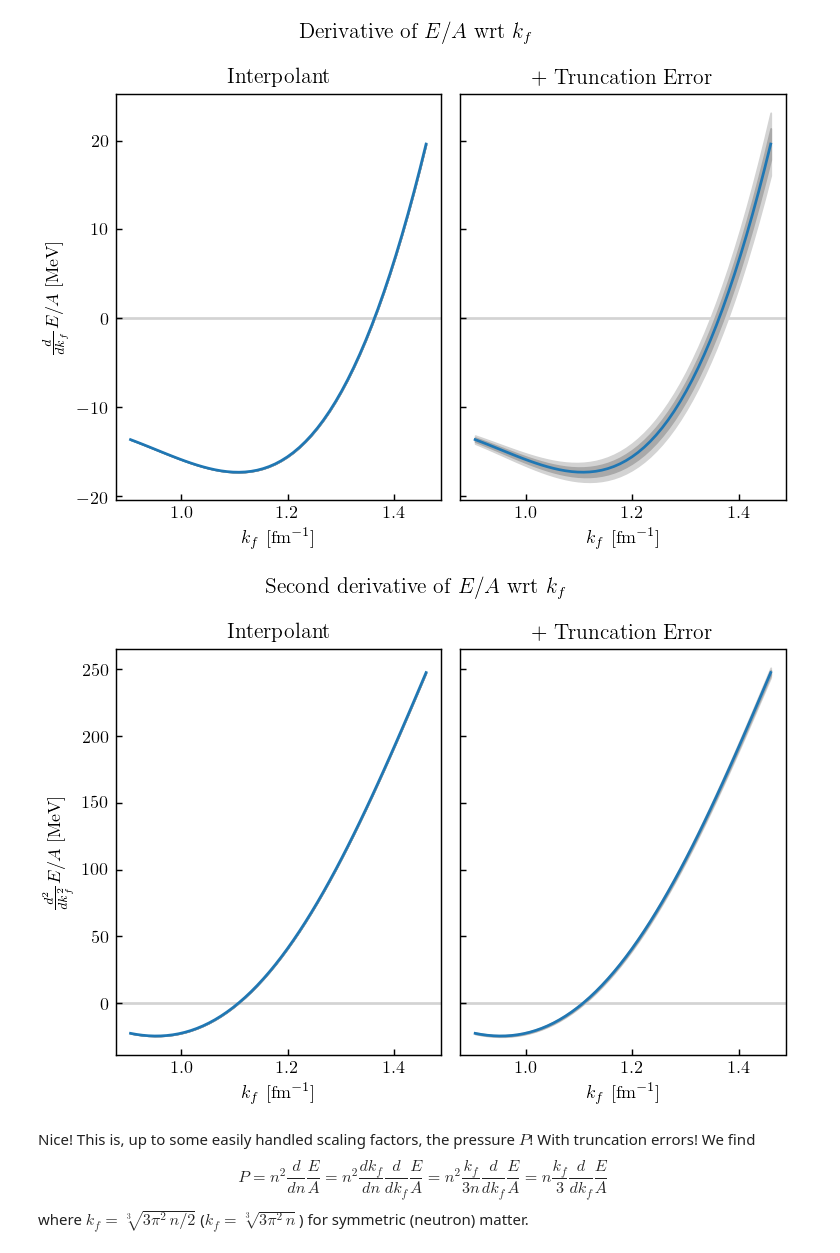
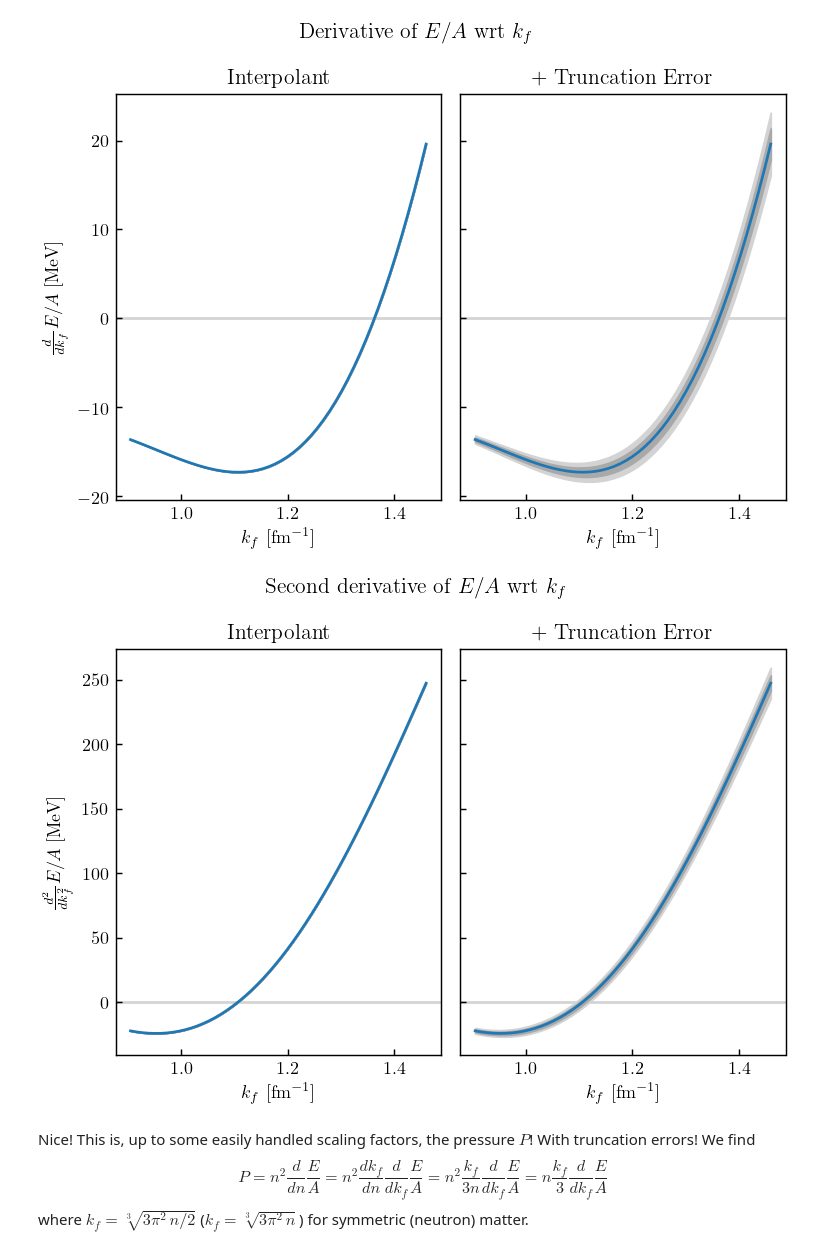
Before and after one commit to buqeye/nuclear-matter-convergence, a Jupyter notebook: analysis/derivatives-bands.ipynb, the cells around one changed output. Drawn from its saved outputs; the diff is of its cells as text; code cells hidden in the pictures.

```diff
--- a/analysis/derivatives-bands.ipynb
+++ b/analysis/derivatives-bands.ipynb
@@ -353,6 +486,8 @@ gp_s_lower.add_data(Kf_s[:], y_s[:,-1], err_y=1e-5)
 
 y_s_star, std_s_star = gp_s_lower.predict(Kf_s_all, return_std=True)
 y_s_star_prime, std_s_star_prime = gp_s_lower.predict(Kf_s_all, n=1, return_std=True)
+# For incompressibility
+y_s_star_prime2, std_s_star_prime2 = gp_s_lower.predict(Kf_s_all, n=2, return_std=True)
 
 #symmetry energy
 gp_d_lower = gptools.GaussianProcess(kernel_lower)
@@ -361,12 +496,12 @@ gp_d_lower.add_data(Kf_d[:], y_d[:,-1], err_y=1e-5)
 y_d_star, std_d_star = gp_d_lower.predict(Kf_d_all, return_std=True)
 y_d_star_prime, std_d_star_prime = gp_d_lower.predict(Kf_d_all, n=1, return_std=True)
 
-#incompressibility
-gp_k_lower = gptools.GaussianProcess(kernel_lower)
-gp_k_lower.add_data(Kf_s[:], y_s[:,-1], err_y=1e-5)
+# #incompressibility
+# gp_k_lower = gptools.GaussianProcess(kernel_lower)
+# gp_k_lower.add_data(Kf_s[:], y_s[:,-1], err_y=1e-5)
 
-y_k_star, std_k_star = gp_k_lower.predict(Kf_k_all, return_std=True)
-y_k_star_prime, std_k_star_prime = gp_k_lower.predict(Kf_k_all, n=2, return_std=True)
+# y_k_star, std_k_star = gp_k_lower.predict(Kf_k_all, return_std=True)
+# y_k_star_prime, std_k_star_prime = gp_k_lower.predict(Kf_k_all, n=2, return_std=True)
 # %% [markdown]
 But now we can create the additional source of uncertainty due to EFT truncation.
 Create both the error term for the interpolant and for its derivative.
@@ -385,9 +520,11 @@ zero_s_d = np.zeros(Kf_s_all.shape, dtype=int)
 one_s_d = np.ones(Kf_s_all.shape, dtype=int)
 std_s_upper_star = np.sqrt(kernel_upper(Kf_s_all, Kf_s_all, ni=zero_s_d, nj=zero_s_d))
 std_s_upper_star_prime = np.sqrt(kernel_upper(Kf_s_all, Kf_s_all, ni=one_s_d, nj=one_s_d))
+std_s_upper_star_prime2 = np.sqrt(kernel_upper(Kf_s_all, Kf_s_all, ni=2*one_s_d, nj=2*one_s_d))
 
 std_s_total_star = std_s_star + std_s_upper_star
 std_s_total_star_prime = std_s_star_prime + std_s_upper_star_prime
+std_s_total_star_prime2 = std_s_star_prime2 + std_s_upper_star_prime2
 
 #symmetry energy
 zero_d_d = np.zeros(Kf_d_all.shape, dtype=int)
@@ -399,13 +536,14 @@ std_d_total_star = std_d_star + std_d_upper_star
 std_d_total_star_prime = std_d_star_prime + std_d_upper_star_prime
 
 #incompressibility
-zero_k_d = np.zeros(Kf_k_all.shape, dtype=int)
-one_k_d = np.ones(Kf_k_all.shape, dtype=int)
-std_k_upper_star = np.sqrt(kernel_upper(Kf_k_all, Kf_k_all, ni=zero_k_d, nj=zero_k_d))
-std_k_upper_star_prime = np.sqrt(kernel_upper(Kf_k_all, Kf_k_all, ni=one_k_d, nj=one_k_d))
+# zero_k_d = np.zeros(Kf_k_all.shape, dtype=int)
+# one_k_d = np.ones(Kf_k_all.shape, dtype=int)
+# std_k_upper_star = np.sqrt(kernel_upper(Kf_k_all, Kf_k_all, ni=zero_k_d, nj=zero_k_d))
+# std_k_upper_star_prime = np.sqrt(kernel_upper(Kf_k_all, Kf_k_all, ni=one_k_d, nj=one_k_d))
+# std_k_upper_star_prime2 = np.sqrt(kernel_upper(Kf_k_all, Kf_k_all, ni=2*one_k_d, nj=2*one_k_d))
 
-std_k_total_star = std_k_star + std_k_upper_star
-std_k_total_star_prime = std_k_star_prime + std_k_upper_star_prime
+# std_k_total_star = std_k_star + std_k_upper_star
+# std_k_total_star_prime = std_k_star_prime + std_k_upper_star_prime
 # %% [markdown]
 Let's see how we did. The light grey error bands represent 2 standard deviations.
 The left plot shows the interpolant alone, with error bands that are so small they can't be seen.
@@ -479,25 +617,42 @@ fig.suptitle('Derivative of $E/A$ wrt $k_{f}$', y=1.05)
 fig.tight_layout()
 # %% [output]
 [figure]
+# %%
+fig, axes = plt.subplots(1, 2, sharey=True, sharex=True)
+ax1, ax2 = axes
+
+curve_plus_bands_plot(ax1, kf_s_all, y_s_star_prime2, std_s_star_prime2)
+ax1.axhline(0, 0, 1, c=color_95, zorder=0)
+ax1.set_title('Interpolant')
+ax1.set_xlabel(r'$k_f$ [fm$^{-1}$]')
+ax1.set_ylabel(r"$\frac{d^2}{dk_f^2} E/A$ [MeV]")
+
+curve_plus_bands_plot(ax2, kf_s_all, y_s_star_prime2, std_s_total_star_prime2)
+ax2.axhline(0, 0, 1, c=color_95, zorder=0)
+ax2.set_title('+ Truncation Error')
+ax2.set_xlabel(r'$k_f$ [fm$^{-1}$]')
+
+fig.suptitle('Second derivative of $E/A$ wrt $k_{f}$', y=1.05)
+fig.tight_layout()
+# %% [output]
+[figure, added]
 # %%
-fig, axes = plt.subplots(1, 2, sharey=True, sharex=True)
-ax1, ax2 = axes
+# fig, axes = plt.subplots(1, 2, sharey=True, sharex=True)
+# ax1, ax2 = axes
 
-curve_plus_bands_plot(ax1, kf_k_all, y_k_star_prime, std_k_star_prime)
-ax1.axhline(0, 0, 1, c=color_95, zorder=0)
-ax1.set_title('Interpolant')
-ax1.set_xlabel(r'$k_f$ [fm$^{-1}$]')
-ax1.set_ylabel(r"$\frac{d^2}{dk_f^2} E/A$ [MeV]")
+# curve_plus_bands_plot(ax1, kf_k_all, y_k_star_prime, std_k_star_prime)
+# ax1.axhline(0, 0, 1, c=color_95, zorder=0)
+# ax1.set_title('Interpolant')
+# ax1.set_xlabel(r'$k_f$ [fm$^{-1}$]')
+# ax1.set_ylabel(r"$\frac{d^2}{dk_f^2} E/A$ [MeV]")
 
-curve_plus_bands_plot(ax2, kf_k_all, y_k_star_prime, std_k_total_star_prime)
-ax2.axhline(0, 0, 1, c=color_95, zorder=0)
-ax2.set_title('+ Truncation Error')
-ax2.set_xlabel(r'$k_f$ [fm$^{-1}$]')
+# curve_plus_bands_plot(ax2, kf_k_all, y_k_star_prime, std_k_total_star_prime)
+# ax2.axhline(0, 0, 1, c=color_95, zorder=0)
+# ax2.set_title('+ Truncation Error')
+# ax2.set_xlabel(r'$k_f$ [fm$^{-1}$]')
 
-fig.suptitle('Second derivative of $E/A$ wrt $k_{f}$', y=1.05)
-fig.tight_layout()
+# fig.suptitle('Second derivative of $E/A$ wrt $k_{f}$', y=1.05)
+# fig.tight_layout()
-# %% [output]
-[figure, removed]
 # %% [markdown]
 Nice! This is, up to some easily handled scaling factors, the pressure $P$! With truncation errors! We find
 $$
```
Also changed, not shown: parts of 13 cells of this notebook.
